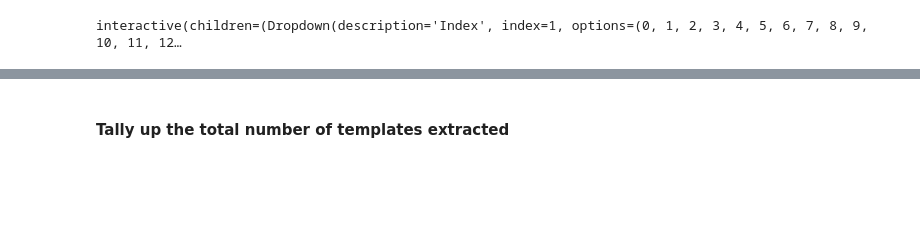
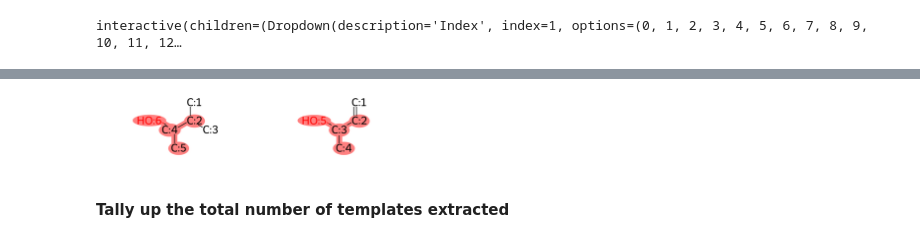
Before and after one commit to yashchainani21/RxnTools, a Jupyter notebook: notebooks/nb_04 - extract mono substrate run templates pt2.ipynb, the cells around one changed output, grey strips where cells are left out. Saved outputs shown, nothing was run; the diff lists cells and outputs as text; code cells hidden in the pictures; blank space fills up the shorter version.

```diff
--- a/notebooks/nb_04 - extract mono substrate run templates pt2.ipynb
+++ b/notebooks/nb_04 - extract mono substrate run templates pt2.ipynb
@@ -239,0 +291,6 @@ interactive(children=(Dropdown(description='Index', index=1, options=(0, 1, 2, 3
+# %%
+# create a naming system for the reaction rules
+unique_templates = set(all_templates)
+template_names_list = [ f'{query_rule}_r{radius}_{i}' for i in range(len(unique_templates)) ]
+template_names_df = pd.DataFrame({'Template': list(unique_templates),
+                                 'Template name': template_names_list})
@@ -239,0 +329,6 @@ interactive(children=(Dropdown(description='Index', index=1, options=(0, 1, 2, 3
+# %%
+# Assuming your DataFrames are named template_names_df and grouped_rxns_df
+# Perform the merge operation
+merged_df = grouped_rxns_df.merge(template_names_df[['Template', 'Template name']],
+                                  on='Template',
+                                  how='left')
@@ -240,3 +351,19 @@ interactive(children=(Dropdown(description='Index', index=1, options=(0, 1, 2, 3
+# %%
+index = 24
+
+template_name = template_names_df.iloc[index, 1]
+template_SMARTS = list(merged_df[merged_df['Template name'] == template_name]['Template'])[0]
+substrates_SMILES_list = merged_df[merged_df['Template name'] == template_name]['Substrate SMILES']
+
+mols = [Chem.MolFromSmiles(s) for s in substrates_SMILES_list]
+highlight_template = [m.GetSubstructMatch(Chem.MolFromSmarts(template_SMARTS)) for m in mols]
+
+Draw.MolsToGridImage(mols = mols,
+                             molsPerRow = 5,
+                             subImgSize = (500, 200),
+                             highlightAtomLists = highlight_template)
+# %% [output]
+[figure, added]
 # %% [markdown]
 #### Tally up the total number of templates extracted
 # %%
```
Also changed, not shown: parts of 10 cells of this notebook.
